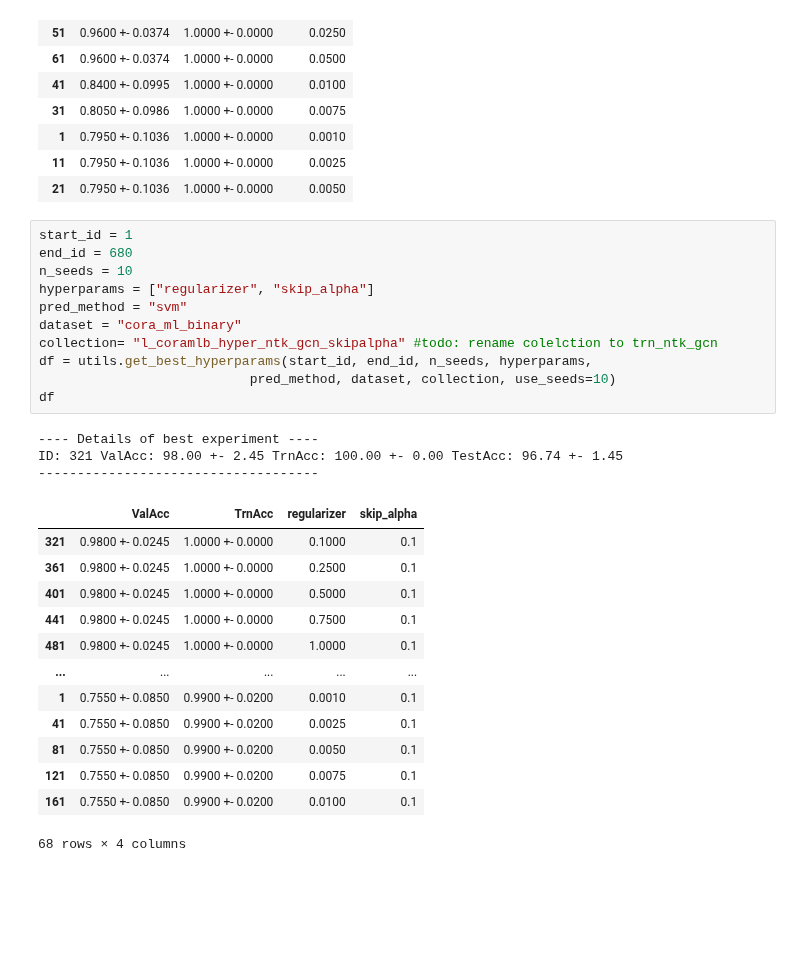
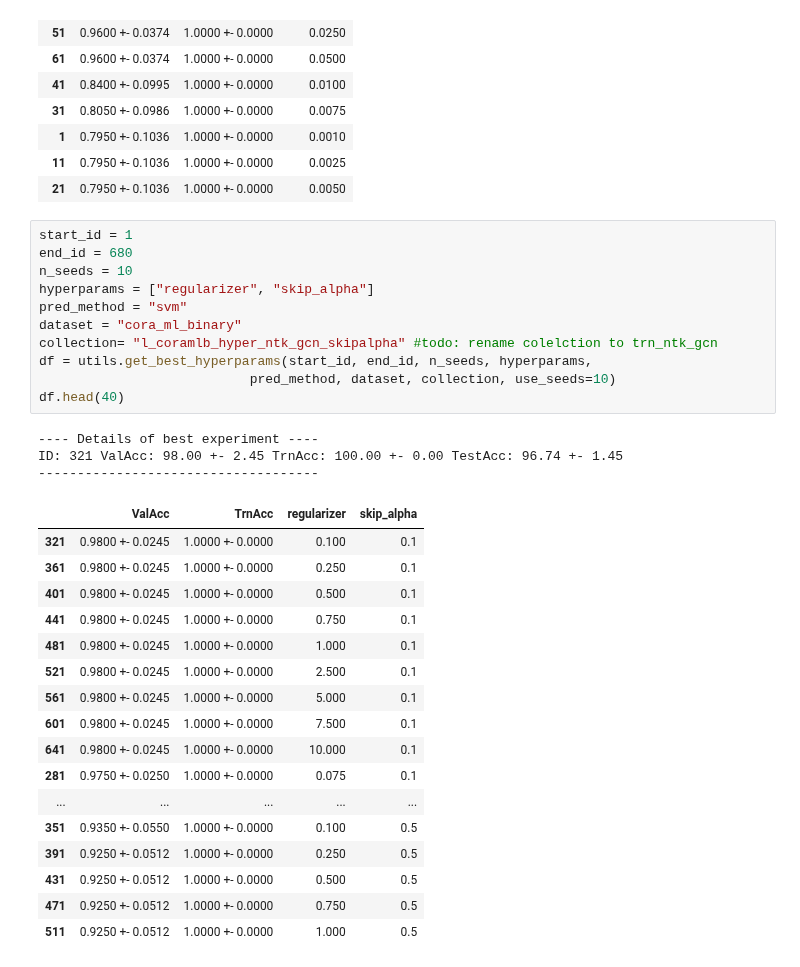
Before and after one commit to saper0/qpcert, a Jupyter notebook: notebooks/hyperparams/coramlbinary.ipynb, the cells around one changed output. Cells and saved outputs as stored; diff of their text form; blank space fills up the shorter version.

```diff
--- a/notebooks/hyperparams/coramlbinary.ipynb
+++ b/notebooks/hyperparams/coramlbinary.ipynb
@@ -273,31 +405,35 @@ ID: 71 ValAcc: 96.50 +- 3.91 TrnAcc: 100.00 +- 0.00 TestAcc: 96.12 +- 1.56
 # %%
 start_id = 1
 end_id = 680
 n_seeds = 10
 hyperparams = ["regularizer", "skip_alpha"]
 pred_method = "svm"
 dataset = "cora_ml_binary"
 collection= "l_coramlb_hyper_ntk_gcn_skipalpha" #todo: rename colelction to trn_ntk_gcn
 df = utils.get_best_hyperparams(start_id, end_id, n_seeds, hyperparams,
                            pred_method, dataset, collection, use_seeds=10)
-df
+df.head(40)
 # %% [output]
 ---- Details of best experiment ----
 ID: 321 ValAcc: 98.00 +- 2.45 TrnAcc: 100.00 +- 0.00 TestAcc: 96.74 +- 1.45
 ------------------------------------
 |  | ValAcc | TrnAcc | regularizer | skip_alpha |
-| 321 | 0.9800 +- 0.0245 | 1.0000 +- 0.0000 | 0.1000 | 0.1 |
-| 361 | 0.9800 +- 0.0245 | 1.0000 +- 0.0000 | 0.2500 | 0.1 |
-| 401 | 0.9800 +- 0.0245 | 1.0000 +- 0.0000 | 0.5000 | 0.1 |
-| 441 | 0.9800 +- 0.0245 | 1.0000 +- 0.0000 | 0.7500 | 0.1 |
-| 481 | 0.9800 +- 0.0245 | 1.0000 +- 0.0000 | 1.0000 | 0.1 |
+| 321 | 0.9800 +- 0.0245 | 1.0000 +- 0.0000 | 0.100 | 0.1 |
+| 361 | 0.9800 +- 0.0245 | 1.0000 +- 0.0000 | 0.250 | 0.1 |
+| 401 | 0.9800 +- 0.0245 | 1.0000 +- 0.0000 | 0.500 | 0.1 |
+| 441 | 0.9800 +- 0.0245 | 1.0000 +- 0.0000 | 0.750 | 0.1 |
+| 481 | 0.9800 +- 0.0245 | 1.0000 +- 0.0000 | 1.000 | 0.1 |
+| 521 | 0.9800 +- 0.0245 | 1.0000 +- 0.0000 | 2.500 | 0.1 |
+| 561 | 0.9800 +- 0.0245 | 1.0000 +- 0.0000 | 5.000 | 0.1 |
+| 601 | 0.9800 +- 0.0245 | 1.0000 +- 0.0000 | 7.500 | 0.1 |
+| 641 | 0.9800 +- 0.0245 | 1.0000 +- 0.0000 | 10.000 | 0.1 |
+| 281 | 0.9750 +- 0.0250 | 1.0000 +- 0.0000 | 0.075 | 0.1 |
 | ... | ... | ... | ... | ... |
-| 1 | 0.7550 +- 0.0850 | 0.9900 +- 0.0200 | 0.0010 | 0.1 |
-| 41 | 0.7550 +- 0.0850 | 0.9900 +- 0.0200 | 0.0025 | 0.1 |
-| 81 | 0.7550 +- 0.0850 | 0.9900 +- 0.0200 | 0.0050 | 0.1 |
-| 121 | 0.7550 +- 0.0850 | 0.9900 +- 0.0200 | 0.0075 | 0.1 |
-| 161 | 0.7550 +- 0.0850 | 0.9900 +- 0.0200 | 0.0100 | 0.1 |
+| 351 | 0.9350 +- 0.0550 | 1.0000 +- 0.0000 | 0.100 | 0.5 |
+| 391 | 0.9250 +- 0.0512 | 1.0000 +- 0.0000 | 0.250 | 0.5 |
+| 431 | 0.9250 +- 0.0512 | 1.0000 +- 0.0000 | 0.500 | 0.5 |
+| 471 | 0.9250 +- 0.0512 | 1.0000 +- 0.0000 | 0.750 | 0.5 |
+| 511 | 0.9250 +- 0.0512 | 1.0000 +- 0.0000 | 1.000 | 0.5 |
-68 rows × 4 columns
 # %%
 start_id = 1
 end_id = 850
```
Also changed, not shown: parts of 5 cells of this notebook, 26 other files.
